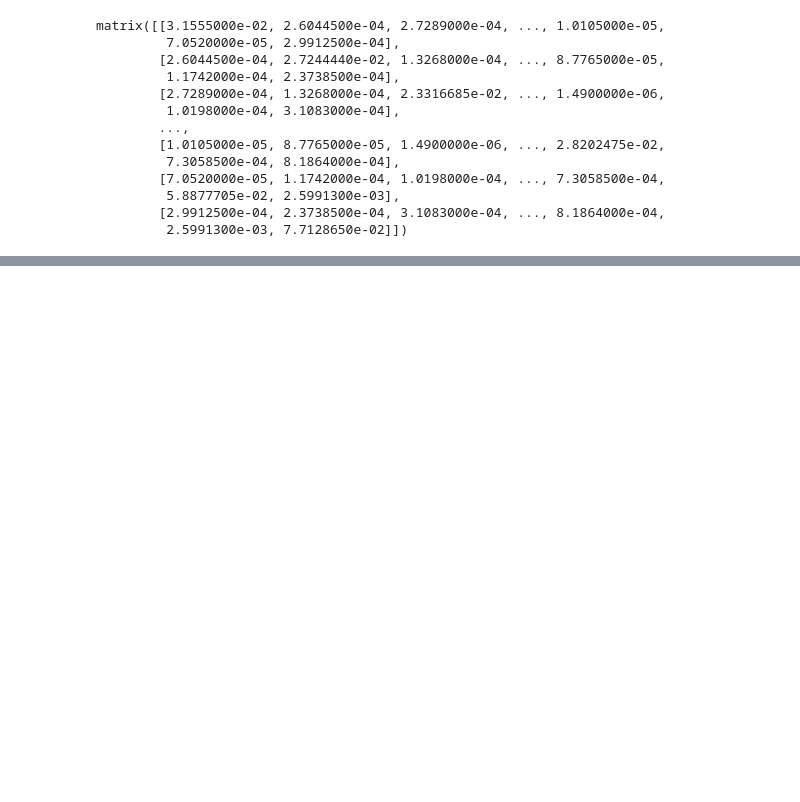
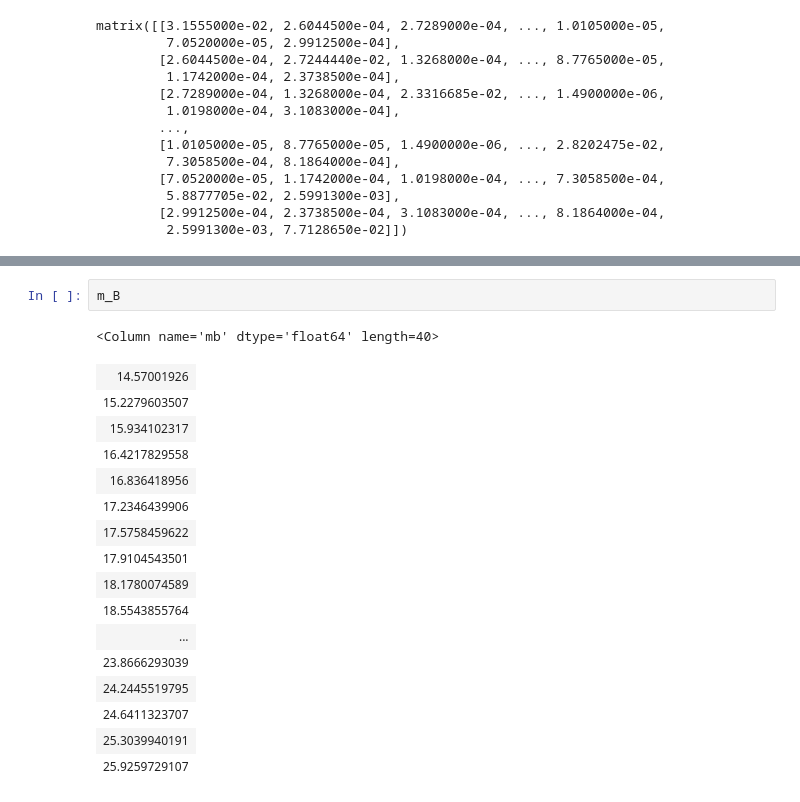
Before and after one commit to dgunruh/Bayesian-Inference-Group-Project, a Jupyter notebook: loading_data_test.ipynb, the cells around one changed output, grey strips where cells are left out. Cells and saved outputs as stored; diff of their text form; blank space fills up the shorter version.

```diff
--- a/loading_data_test.ipynb
+++ b/loading_data_test.ipynb
@@ -141,0 +162,20 @@ Chi2
+# %%
+m_B
+# %% [output]
+<Column name='mb' dtype='float64' length=40>
+| 14.57001926 |
+| 15.2279603507 |
+| 15.934102317 |
+| 16.4217829558 |
+| 16.836418956 |
+| 17.2346439906 |
+| 17.5758459622 |
+| 17.9104543501 |
+| 18.1780074589 |
+| 18.5543855764 |
+| ... |
+| 23.8666293039 |
+| 24.2445519795 |
+| 24.6411323707 |
+| 25.3039940191 |
+| 25.9259729107 |
```
Also changed, not shown: parts of 3 cells of this notebook.
